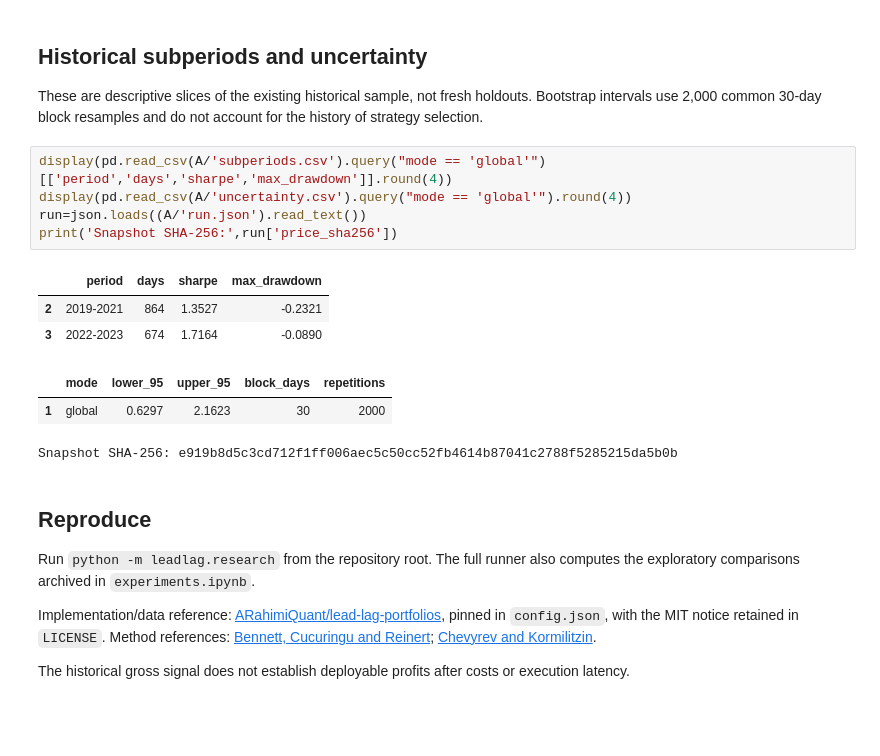
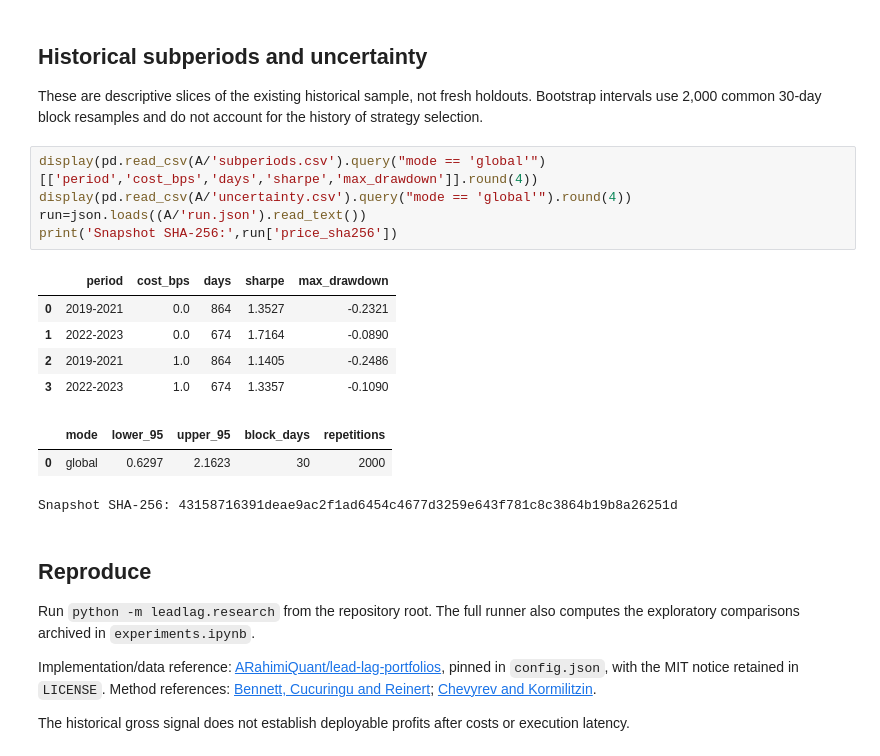
Before and after one commit to Juliansaiani/directed-return-networks, a Jupyter notebook: notebooks/research.ipynb, the cells around one changed output. Cells and saved outputs as stored; diff of their text form; blank space fills up the shorter version.

```diff
--- a/notebooks/research.ipynb
+++ b/notebooks/research.ipynb
@@ -58,17 +54,19 @@ display(scores[['extra_delay','cost_bps','sharpe','max_drawdown','mean_daily_tur
 
 These are descriptive slices of the existing historical sample, not fresh holdouts. Bootstrap intervals use 2,000 common 30-day block resamples and do not account for the history of strategy selection.
 # %%
-display(pd.read_csv(A/'subperiods.csv').query("mode == 'global'")[['period','days','sharpe','max_drawdown']].round(4))
+display(pd.read_csv(A/'subperiods.csv').query("mode == 'global'")[['period','cost_bps','days','sharpe','max_drawdown']].round(4))
 display(pd.read_csv(A/'uncertainty.csv').query("mode == 'global'").round(4))
 run=json.loads((A/'run.json').read_text())
 print('Snapshot SHA-256:',run['price_sha256'])
 # %% [output]
-|  | period | days | sharpe | max_drawdown |
-| 2 | 2019-2021 | 864 | 1.3527 | -0.2321 |
-| 3 | 2022-2023 | 674 | 1.7164 | -0.0890 |
+|  | period | cost_bps | days | sharpe | max_drawdown |
+| 0 | 2019-2021 | 0.0 | 864 | 1.3527 | -0.2321 |
+| 1 | 2022-2023 | 0.0 | 674 | 1.7164 | -0.0890 |
+| 2 | 2019-2021 | 1.0 | 864 | 1.1405 | -0.2486 |
+| 3 | 2022-2023 | 1.0 | 674 | 1.3357 | -0.1090 |
 |  | mode | lower_95 | upper_95 | block_days | repetitions |
-| 1 | global | 0.6297 | 2.1623 | 30 | 2000 |
+| 0 | global | 0.6297 | 2.1623 | 30 | 2000 |
-Snapshot SHA-256: e919b8d5c3cd712f1ff006aec5c50cc52fb4614b87041c2788f5285215da5b0b
+Snapshot SHA-256: 43158716391deae9ac2f1ad6454c4677d3259e643f781c8c3864b19b8a26251d
 # %% [markdown]
 ## Reproduce
 
```
Also changed, not shown: parts of 3 cells of this notebook, 1 other file.
